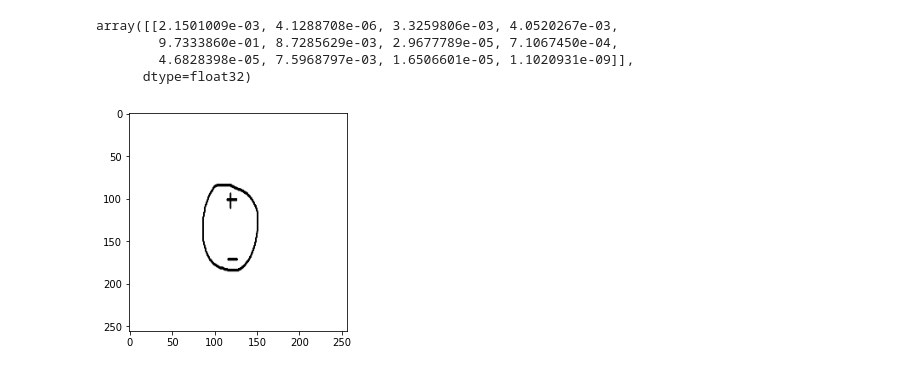
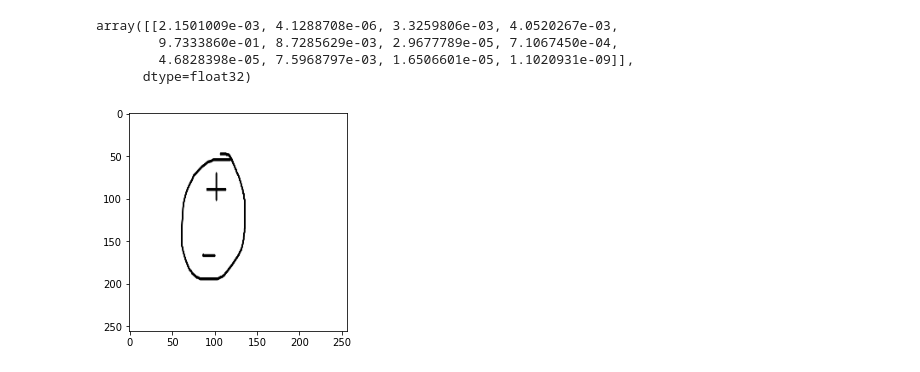
Before and after one commit to oreade16/Basic-Electrical-Element-Detector, a Jupyter notebook: element_detector.ipynb, the cells around one changed output. Drawn from its saved outputs; the diff is of its cells as text; code cells hidden in the pictures.

```diff
--- a/element_detector.ipynb
+++ b/element_detector.ipynb
@@ -364,3 +265,4 @@ vgg16_final_model.save(os.path.join('models','multiimageclassifier2.h5'))
 # %%
 new_model = load_model('models/multiimageclassifier2.h5')
 model2 = load_model('models/multiimageclassifier.h5')
+final_model = load_model('models/multiimageclassifier3.h5')
@@ -373,41 +278,44 @@ array([[2.1501009e-03, 4.1288708e-06, 3.3259806e-03, 4.0520267e-03,
         4.6828398e-05, 7.5968797e-03, 1.6506601e-05, 1.1020931e-09]],
       dtype=float32)
 # %%
-img = cv2.imread('data/vs/vs28.png')
+img = cv2.imread('vs55.png')
 resize = tf.image.resize(img, (256,256))
 plt.imshow(resize.numpy().astype(int))
 plt.show()
 
 image_class =np.argmax(new_model.predict(np.expand_dims(resize/255, 0)))
 image_class2 =np.argmax(model2.predict(np.expand_dims(resize/255, 0)))
+image_class_final =np.argmax(final_model.predict(np.expand_dims(resize/255, 0)))
+
 added_image_class =np.argmax(0.4*(model2.predict(np.expand_dims(resize/255, 0)))+(0.6*new_model.predict(np.expand_dims(resize/255, 0))))
 
 
 
 def numbers_to_label(argument):
 
     switcher = {
         0: "Capacitor",
         1: "Inductor",
         2: "Resistor",
         3: "BJT",
         4: "Diode",
         5: "Dependent Current Source",
         6: "Dependent Voltage Source",
         7: "Ground",
         8: "Current Source",
         9: "MOSFET",
         10: "OP-AMP",
         11: "Voltage Source"
 
     }
       # get() method of dictionary data type returns
     # value of passed argument if it is present
     # in dictionary otherwise second argument will
     # be assigned as default value of passed argument
     return switcher.get(argument, "nothing")
 
-print(numbers_to_label(image_class))
-print(numbers_to_label(image_class2))
+#print(numbers_to_label(image_class))
+#print(numbers_to_label(image_class2))
+print(numbers_to_label(image_class_final))
 # %% [output]
-[figure, old version]
+[figure, new version]
```
Also changed, not shown: parts of 27 cells of this notebook.
